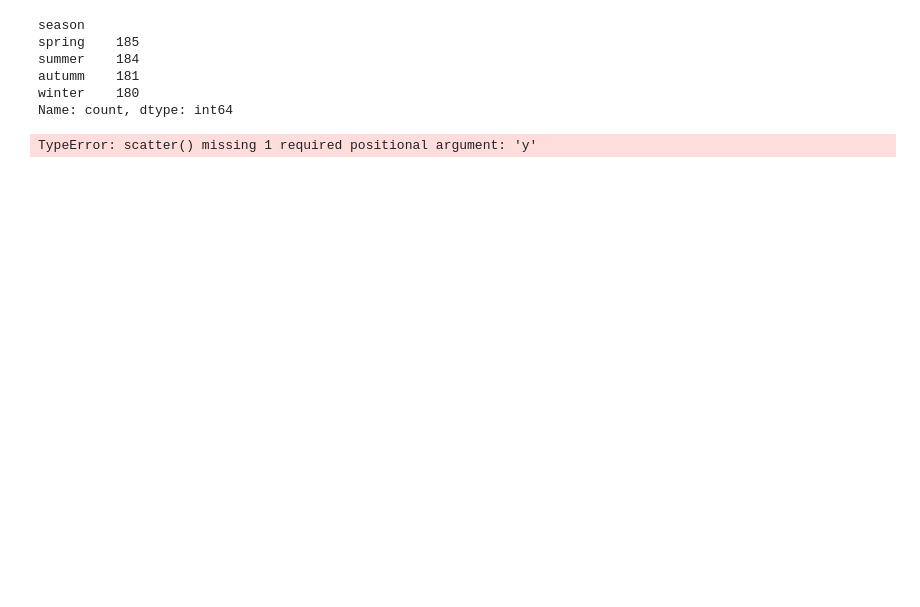
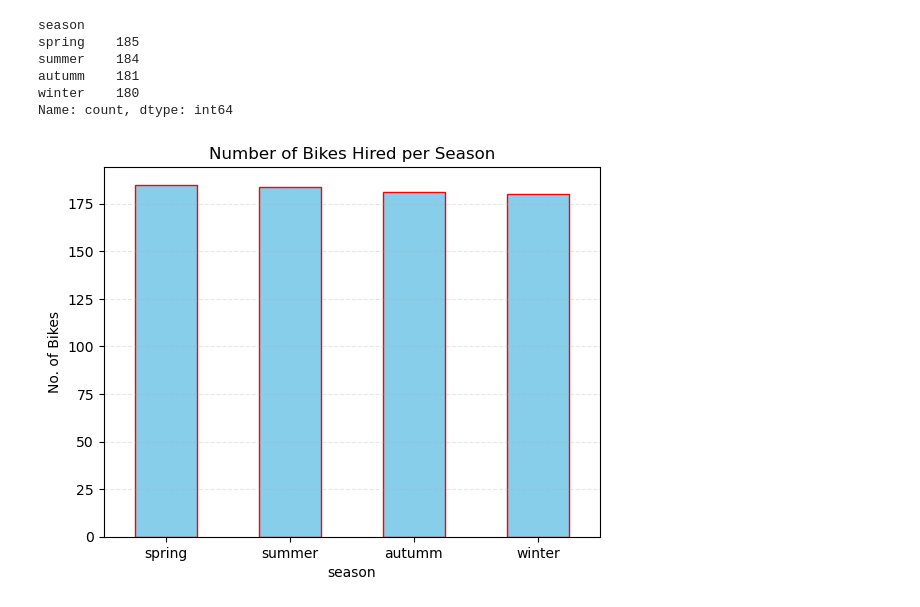
Before and after one commit to sourceCodeSherpa/csaafrica_intro_to_ds, a Jupyter notebook: notebooks/data_wrangling.ipynb, the cells around one changed output. Saved outputs shown, nothing was run; the diff lists cells and outputs as text; code cells hidden in the pictures; blank space fills up the shorter version.

```diff
--- a/notebooks/data_wrangling.ipynb
+++ b/notebooks/data_wrangling.ipynb
@@ -337,5 +338,7 @@ memory usage: 47.2+ KB
 # %%
 #
 # Fill missing values in 'season' column using interpolation by padding
-bikes_imputted['season'].interpolate(method='pad', inplace=True)
+# bikes_imputted['season'].interpolate(method='pad', inplace=True) --------->>> DEPRECATED
+bikes_imputted['season'] = bikes_imputted['season'].ffill()
+bikes_imputted.info()
 # %% [output]
@@ -358,6 +372,13 @@ autumm    181
 winter    180
 Name: count, dtype: int64
 # %%
-plt.scatter(values_per_season)
+# plt.scatter(values_per_season)
+values_per_season.plot(kind='bar', color='skyblue', edgecolor='red')
+plt.title('Number of Bikes Hired per Season')
+plt.xlabel('season')
+plt.ylabel('No. of Bikes')
+plt.xticks(rotation=0)
+plt.grid(axis='y', linestyle='--', alpha=0.3)
+plt.show()
 # %% [output]
-TypeError: scatter() missing 1 required positional argument: 'y'
+[figure, added]
```
Also changed, not shown: parts of 4 cells of this notebook, 2 other files.
